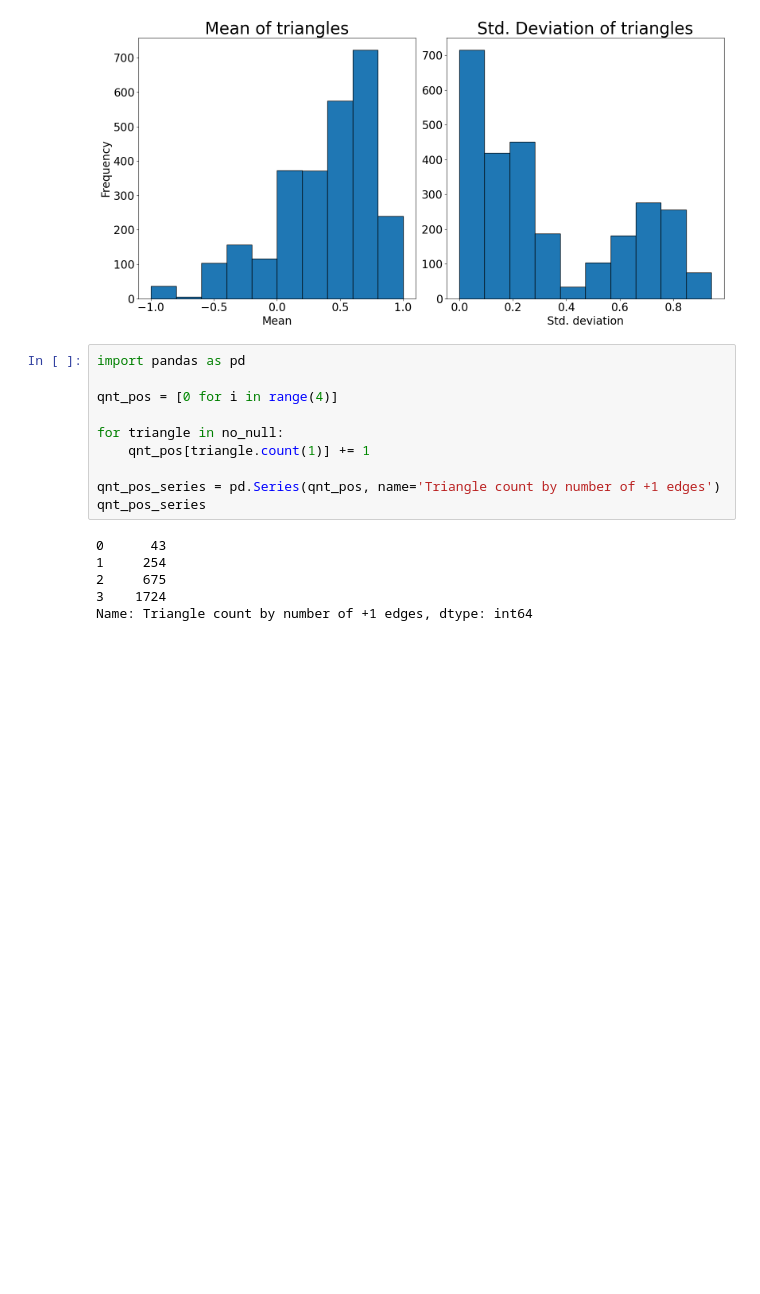
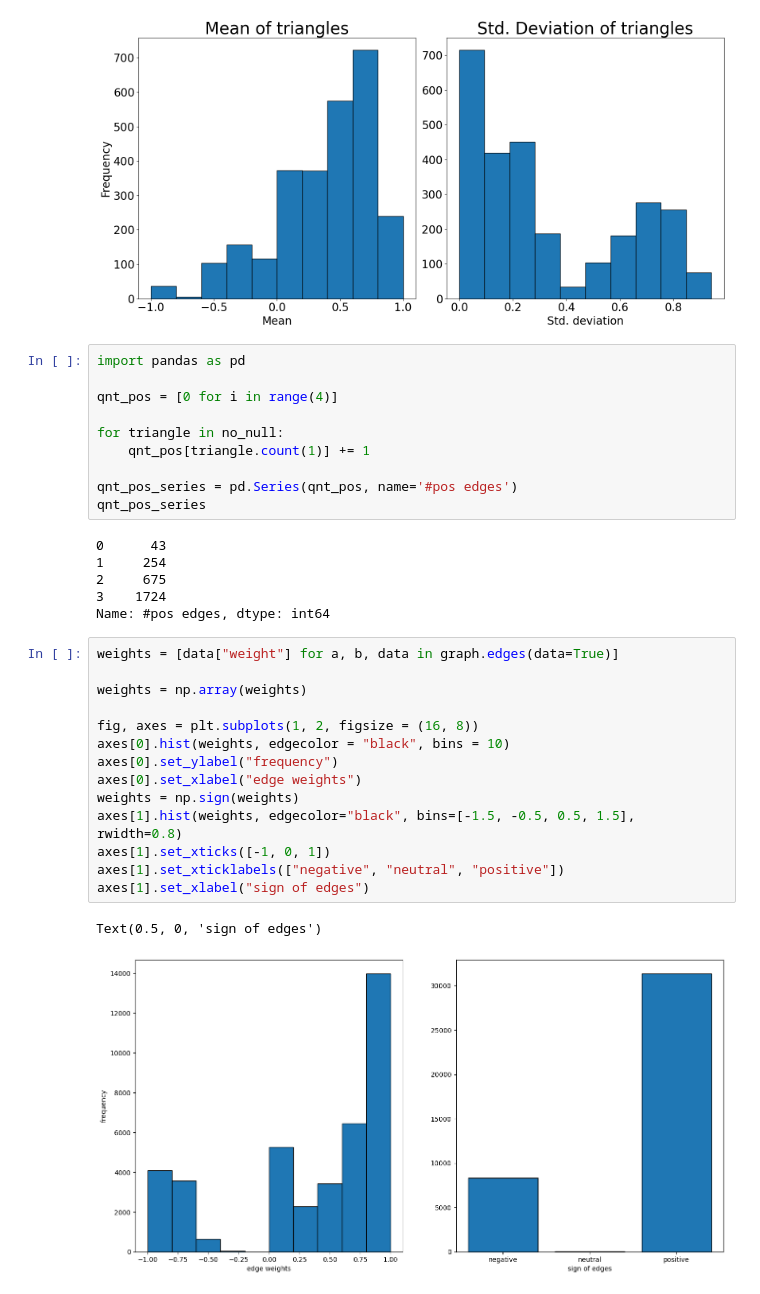
Before and after one commit to gsscala/reddit-graph, a Jupyter notebook: graph_analysis/analyze_equilibrium.ipynb, the cells around one changed output. Cells and saved outputs as stored; diff of their text form; blank space fills up the shorter version.

```diff
--- a/graph_analysis/analyze_equilibrium.ipynb
+++ b/graph_analysis/analyze_equilibrium.ipynb
@@ -60,11 +60,28 @@ qnt_pos = [0 for i in range(4)]
 for triangle in no_null:
     qnt_pos[triangle.count(1)] += 1
 
-qnt_pos_series = pd.Series(qnt_pos, name='Triangle count by number of +1 edges')
+qnt_pos_series = pd.Series(qnt_pos, name='#pos edges')
 qnt_pos_series
 # %% [output]
 0      43
 1     254
 2     675
 3    1724
-Name: Triangle count by number of +1 edges, dtype: int64
+Name: #pos edges, dtype: int64
+# %%
+weights = [data["weight"] for a, b, data in graph.edges(data=True)]
+
+weights = np.array(weights)
+
+fig, axes = plt.subplots(1, 2, figsize = (16, 8))
+axes[0].hist(weights, edgecolor = "black", bins = 10)
+axes[0].set_ylabel("frequency")
+axes[0].set_xlabel("edge weights")
+weights = np.sign(weights)
+axes[1].hist(weights, edgecolor="black", bins=[-1.5, -0.5, 0.5, 1.5], rwidth=0.8)
+axes[1].set_xticks([-1, 0, 1])
+axes[1].set_xticklabels(["negative", "neutral", "positive"])
+axes[1].set_xlabel("sign of edges")
+# %% [output]
+Text(0.5, 0, 'sign of edges')
+[figure, added]
```
Also changed, not shown: 1 other file.
